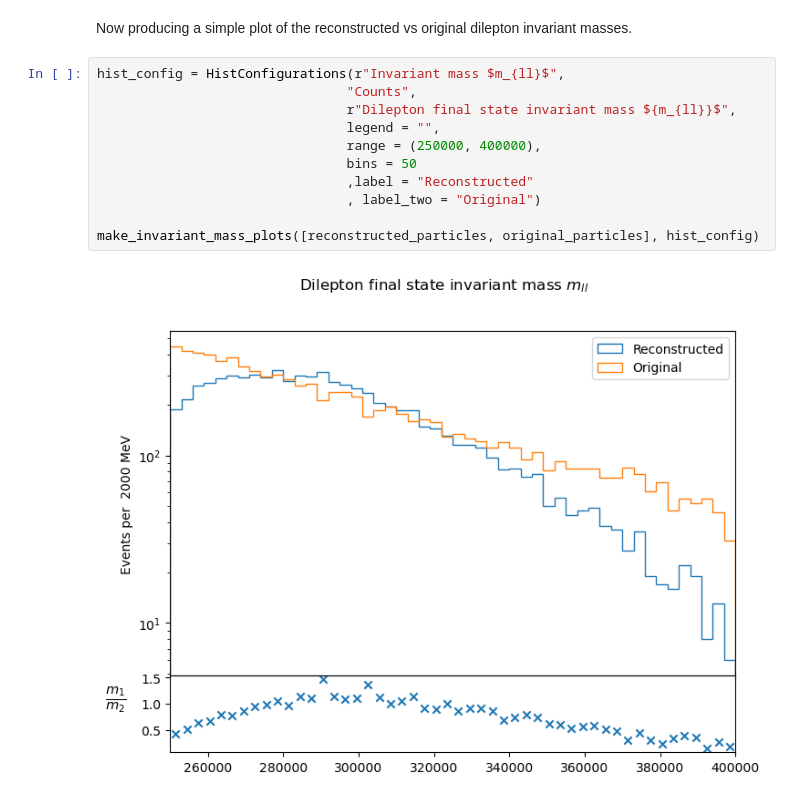
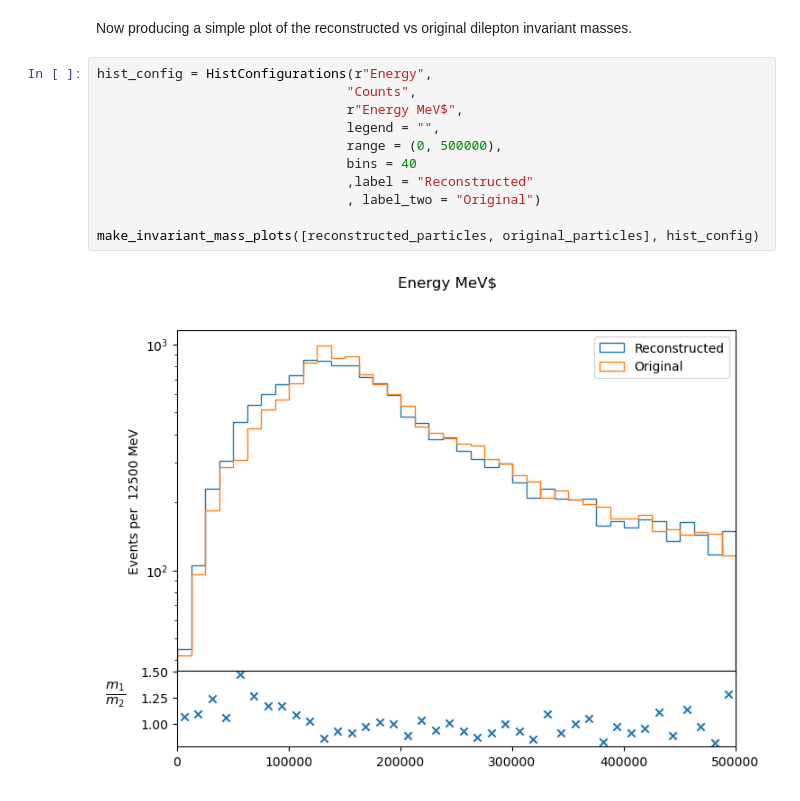
Before and after one commit to jackgoodsall/baler, a Jupyter notebook: HEPMCArea/Notebooks/final_state_plots.ipynb, the cells around one changed output. Drawn from its saved outputs; the diff is of its cells as text.

```diff
--- a/HEPMCArea/Notebooks/final_state_plots.ipynb
+++ b/HEPMCArea/Notebooks/final_state_plots.ipynb
@@ -212,15 +244,15 @@ def make_invariant_mass_plots(particle_lists: List[List[GenParticle]],
 # %% [markdown]
 Now producing a simple plot of the reconstructed vs original dilepton invariant masses.
 # %%
-hist_config = HistConfigurations(r"Invariant mass $m_{ll}$",
+hist_config = HistConfigurations(r"Energy",
                                 "Counts",
-                                r"Dilepton final state invariant mass ${m_{ll}}$",
+                                r"Energy MeV$",
                                 legend = "",
-                                range = (250000, 400000),
-                                bins = 50
+                                range = (0, 500000),
+                                bins = 40
                                 ,label = "Reconstructed"
                                 , label_two = "Original")
 
 make_invariant_mass_plots([reconstructed_particles, original_particles], hist_config)
 # %% [output]
-[figure, old version]
+[figure, new version]
```
Also changed, not shown: parts of 2 cells of this notebook.
